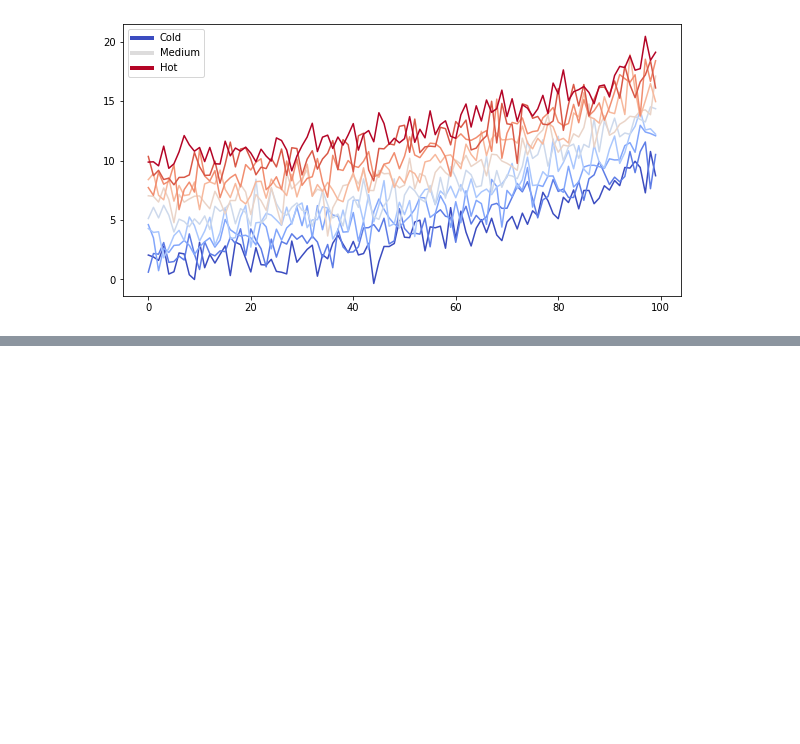
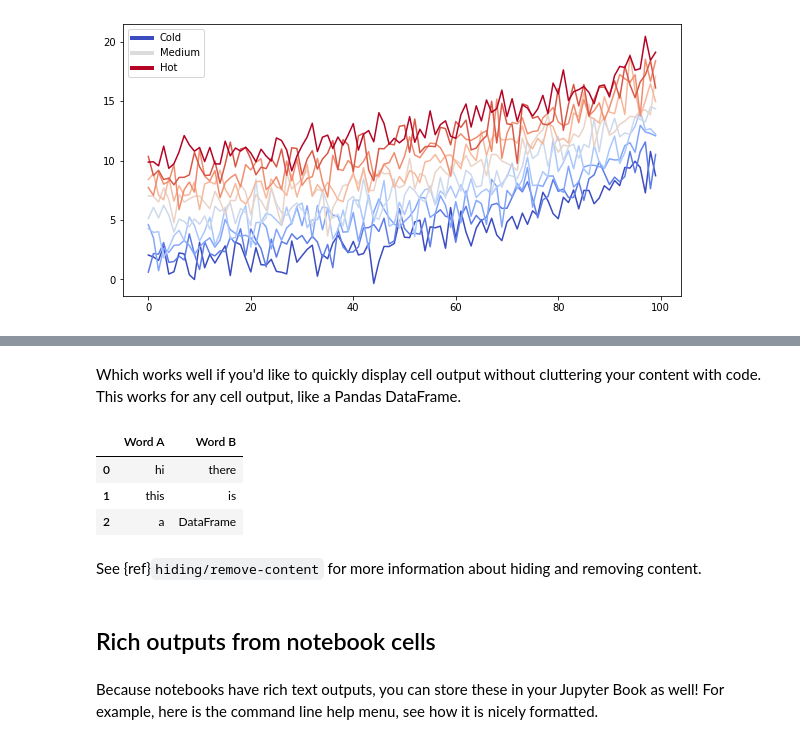
Before and after one commit to OliverRietmann/Numerik, a Jupyter notebook: _build/jupyter_execute/notebooks.ipynb, the cells around one changed output, grey strips where cells are left out. Cells and saved outputs as stored; diff of their text form; code cells hidden in the pictures; blank space fills up the shorter version.

```diff
--- a/_build/jupyter_execute/notebooks.ipynb
+++ b/_build/jupyter_execute/notebooks.ipynb
@@ -70,0 +109,19 @@ with your book. For more information about this, see [the Jupyter Book documenta
+# %% [markdown]
+Which works well if you'd like to quickly display cell output without cluttering your content with code.
+This works for any cell output, like a Pandas DataFrame.
+# %%
+import pandas as pd
+pd.DataFrame([['hi', 'there'], ['this', 'is'], ['a', 'DataFrame']], columns=['Word A', 'Word B'])
+# %% [output]
+|  | Word A | Word B |
+| 0 | hi | there |
+| 1 | this | is |
+| 2 | a | DataFrame |
+# %% [markdown]
+See {ref}`hiding/remove-content` for more information about hiding and removing content.
+# %% [markdown]
+## Rich outputs from notebook cells
+# %% [markdown]
+Because notebooks have rich text outputs, you can store these in
+your Jupyter Book as well! For example, here is the command line help
+menu, see how it is nicely formatted.
```
Also changed, not shown: parts of 14 cells of this notebook, 34 other files.
